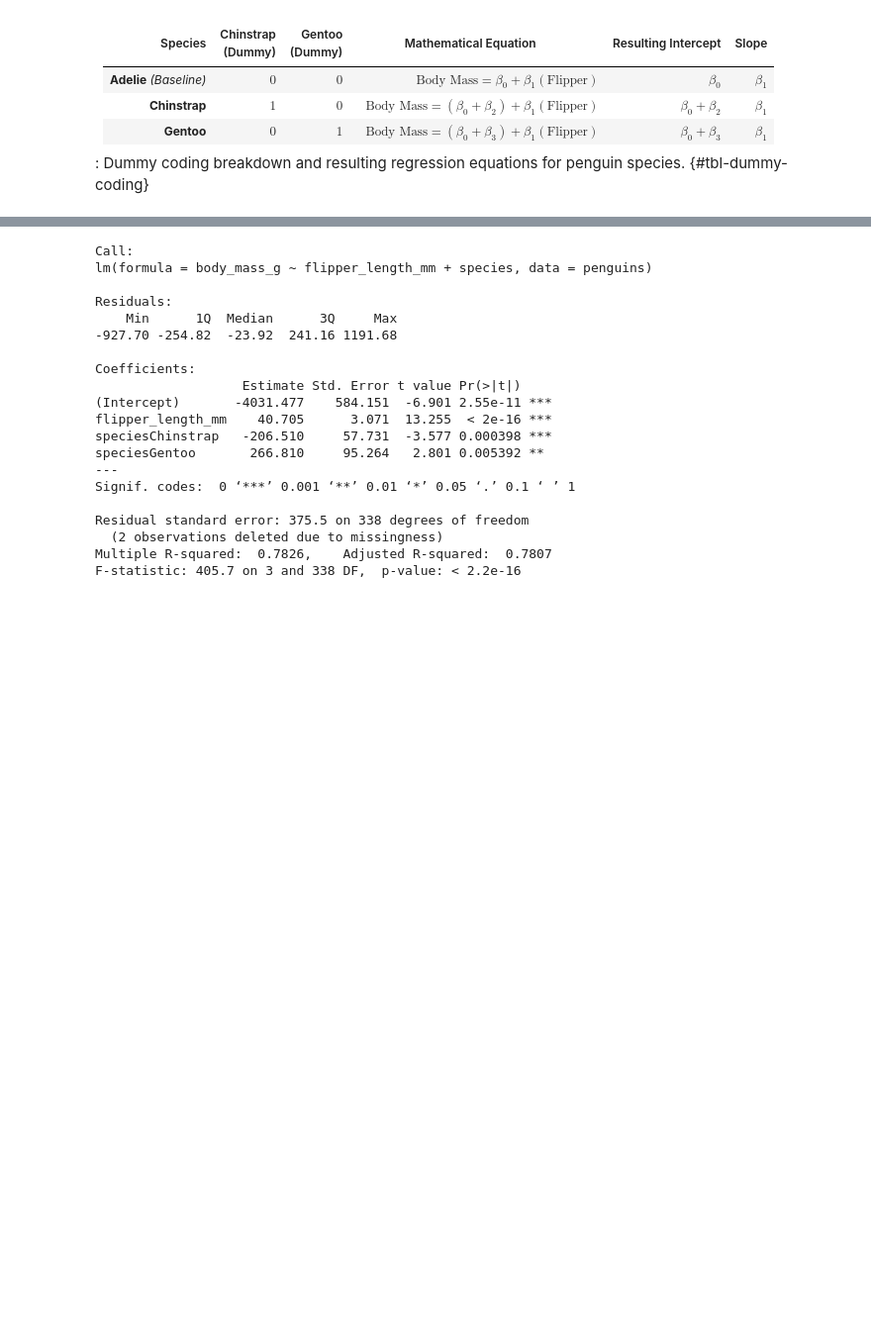
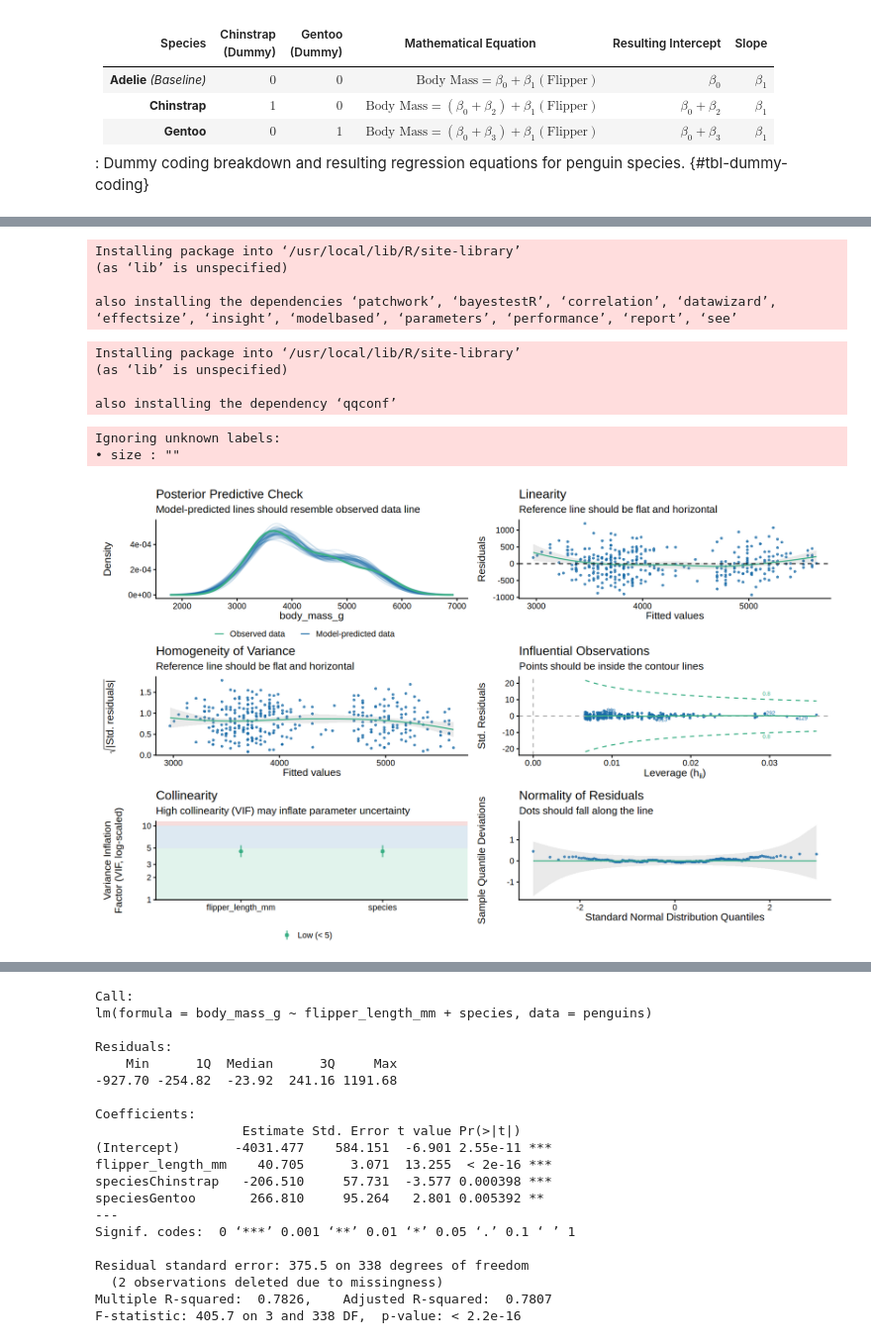
Before and after one commit to manishdatt-edu/biostats, a Jupyter notebook: regression.ipynb, the cells around one changed output, grey strips where cells are left out. Shown at 99% size. Saved outputs shown, nothing was run; the diff lists cells and outputs as text; code cells hidden in the pictures; blank space fills up the shorter version.

```diff
--- a/regression.ipynb
+++ b/regression.ipynb
@@ -553,0 +626,35 @@ $$
+# %%
+#| echo: false
+#| warning: false
+#| message: false
+install.packages("easystats")
+# %% [output]
+Installing package into ‘/usr/local/lib/R/site-library’
+(as ‘lib’ is unspecified)
+
+also installing the dependencies ‘patchwork’, ‘bayestestR’, ‘correlation’, ‘datawizard’, ‘effectsize’, ‘insight’, ‘modelbased’, ‘parameters’, ‘performance’, ‘report’, ‘see’
+# %%
+#| include: false
+install.packages("qqplotr")
+# %% [output]
+Installing package into ‘/usr/local/lib/R/site-library’
+(as ‘lib’ is unspecified)
+
+also installing the dependency ‘qqconf’
+# %%
+#| warning: false
+#| message: false
+
+library(ggplot2)
+library(performance)
+library(see)
+
+model <- lm(body_mass_g ~ flipper_length_mm + species, data = penguins)
+
+options(repr.plot.width = 16, repr.plot.height = 10)
+
+plot(check_model(model), n_columns = 2, theme = theme_classic(base_size = 16))
+# %% [output]
+Ignoring unknown labels:
+• size : ""
+[figure, added]
```
Also changed, not shown: parts of 21 cells of this notebook, 1 other file.
